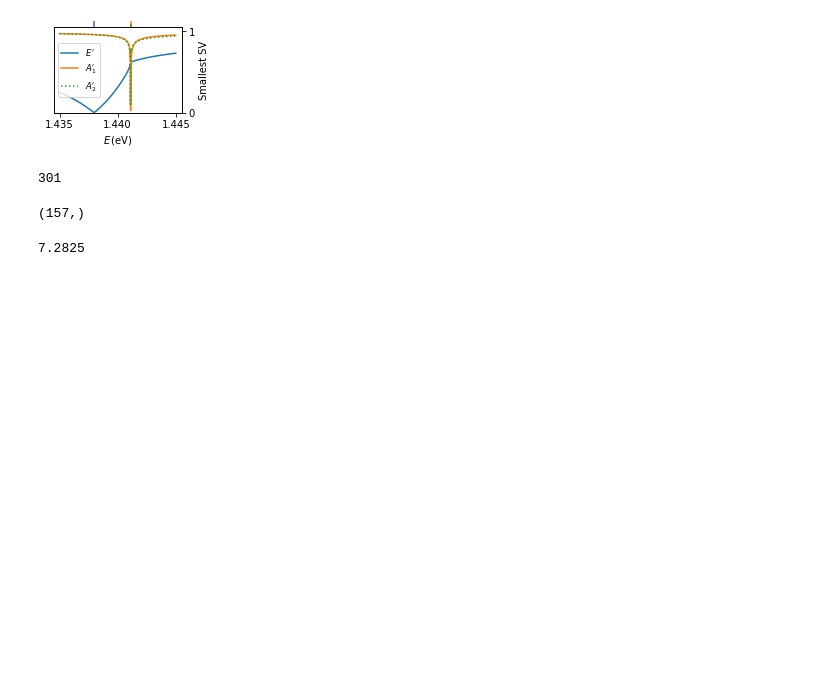
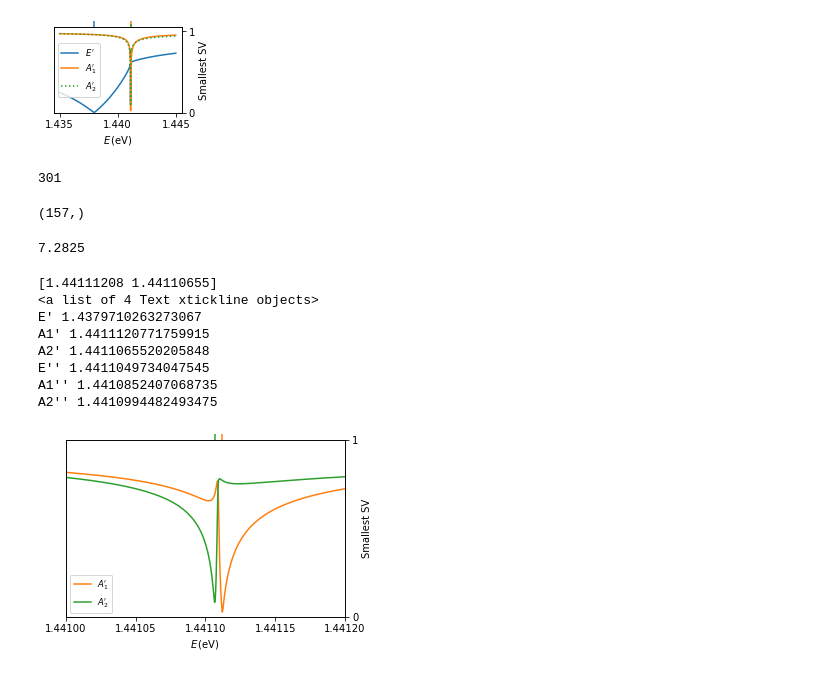
Before and after one commit to texnokrates/qpms-ipynotebooks, a Jupyter notebook: hexlaser/Dispersions-projections_v2-fig2c-crosscut.ipynb, the cells around one changed output. Cells and saved outputs as stored; diff of their text form; code cells hidden in the pictures; blank space fills up the shorter version.

Commit message:
Hexlaser paper fix fig S11 axis label crop

```diff
--- a/hexlaser/Dispersions-projections_v2-fig2c-crosscut.ipynb
+++ b/hexlaser/Dispersions-projections_v2-fig2c-crosscut.ipynb
@@ -342,3 +342,71 @@ print(freqs_weirdunits_orig.shape)
 wdata["freqs_weirdunits"][900]
 # %% [output]
 7.2825
+# %%
+%matplotlib inline
+
+plotreps = [#"E'",
+            "A1'",  "A2'",
+            #"E''",
+    #"A1''",
+    #"A2''"
+           ]
+
+#rcParams.update({'figure.autolayout': True})
+#plt.gcf().subplots_adjust(right=0.5)
+repcolors = {}
+repls = {}
+
+s = 1
+f, ax = plt.subplots(1,1, figsize=(5,3))
+#f.subplots_adjust(bottom=0.26,left=0.09,top=0.92,right=0.80)
+f.subplots_adjust(bottom=0.15, top=0.97)
+reppeakfreqs = dict()
+ax.plot([], []) # null plot to advance the color cycler
+for rep in plotreps:
+    lineSp = lineS_irrep[rep]
+    p = ax.plot(linefreqs/eV*hbar, lineSp[:,-s], label=irrepnames_latex[rep], #ls = ':' if rep=="A2'" else None
+               )
+    reppeakfreqs[rep] = linefreqs[np.argmin(lineSp[:,-s])]
+    repcolors[rep] = p[-1].get_color()
+    repls[rep] = p[-1].get_linestyle()
+ax.set_ylim([0,1.00])
+ax.set_yticks([0,1])
+ax.set_ylabel("Smallest SV")
+ax.yaxis.tick_right()
+ax.yaxis.set_label_position("right")
+ax.set_xlim([1.441, 1.4412])
+#ax.set_xticks([1.441, 1.4411, 1.4412])
+ax.xaxis.set_major_locator(matplotlib.ticker.MaxNLocator(nbins='4'))
+ax.xaxis.set_major_formatter(matplotlib.ticker.ScalarFormatter(useOffset=False))
+
+ax.set_xlabel('$E\,(\mathrm{eV})$')
+ax2 = ax.twiny()
+ax2.set_xlim([ax.get_xlim()[0],ax.get_xlim()[1]])
+ax2.xaxis.set_major_formatter(matplotlib.ticker.NullFormatter())
+ax2.set_xticks([linefreqs[np.argmin(lineS_irrep[rep][:,-s])]/eV*hbar for rep in plotreps])
+print(ax2.get_xticks())
+ax.legend(prop={'size': 8.5})
+print(ax2.get_xticklines())
+ax2.xaxis.set_tick_params(size=6, width=1.5)
+for  i, tick in enumerate(ax2.get_xticklines()):
+    #print(tick)
+    tick.set_color(repcolors[plotreps[i//2]]) # For some reason, there are 2*len(plotreps) Line2D objects.
+    tick.set_linestyle(repls[plotreps[i//2]]) # For some reason, there are 2*len(plotreps) Line2D objects.
+    #if (plotreps[i//2] == "A2'"): # hack the A1' tick visibility here
+    #    tick.set_markersize(3)
+    #if(i<2): tick.set_marker('o')
+
+plt.savefig("../../../hexlaser/supfigs/fig2SVs_large.pdf")
+for rep in ["E'", "A1'", "A2'", "E''", "A1''", "A2''"]:
+    print(rep, linefreqs[np.argmin(lineS_irrep[rep][:,-s])]/eV*hbar)
+# %% [output]
+[1.44111208 1.44110655]
+<a list of 4 Text xtickline objects>
+E' 1.4379710263273067
+A1' 1.4411120771759915
+A2' 1.4411065520205848
+E'' 1.4411049734047545
+A1'' 1.4410852407068735
+A2'' 1.4410994482493475
+[figure, added]
```
